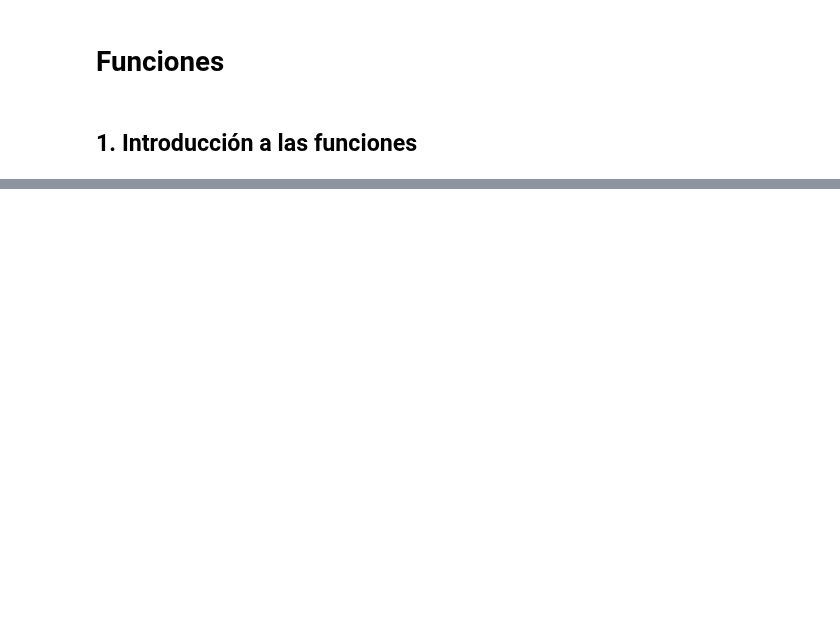
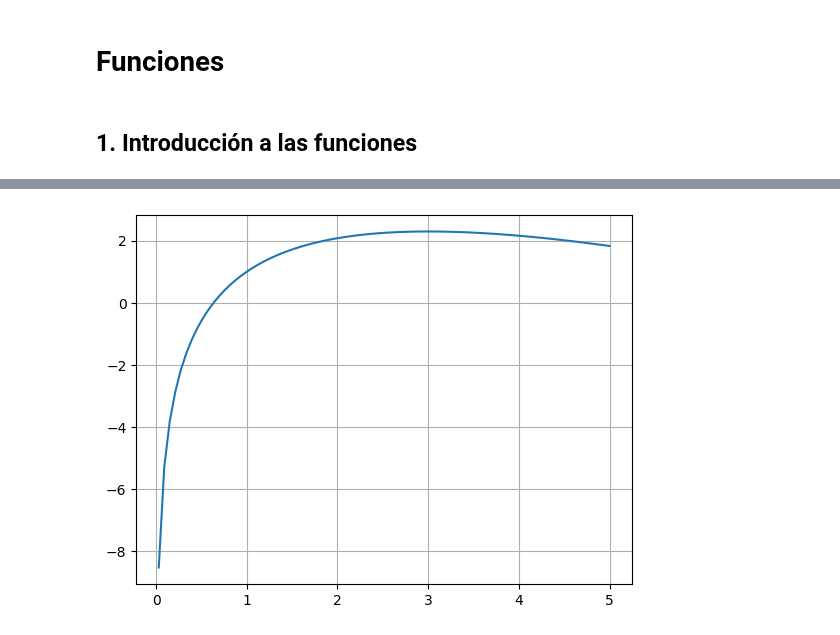
Before and after one commit to financieras/math_for_ai, a Jupyter notebook: 010_Funciones.ipynb, the cells around one changed output, grey strips where cells are left out. Saved outputs shown, nothing was run; the diff lists cells and outputs as text; code cells hidden in the pictures; blank space fills up the shorter version.

```diff
--- a/010_Funciones.ipynb
+++ b/010_Funciones.ipynb
@@ -75,0 +112,16 @@ Podemos observar como la temperatura varía a lo largo del día. Podríamos esta
+# %%
+#@title Graficar la función $y=\ln(x) -x + 2$
+
+import numpy as np
+from matplotlib import pyplot as plt
+
+x = np.linspace(-0.01, 5, 100)
+
+f = 3 * np.log(x) -x + 2
+plt.figure()
+plt.plot(x, f)
+plt.grid()
+
+plt.show()
+# %% [output]
+[figure, added]
```
Also changed, not shown: parts of 4 cells of this notebook.
